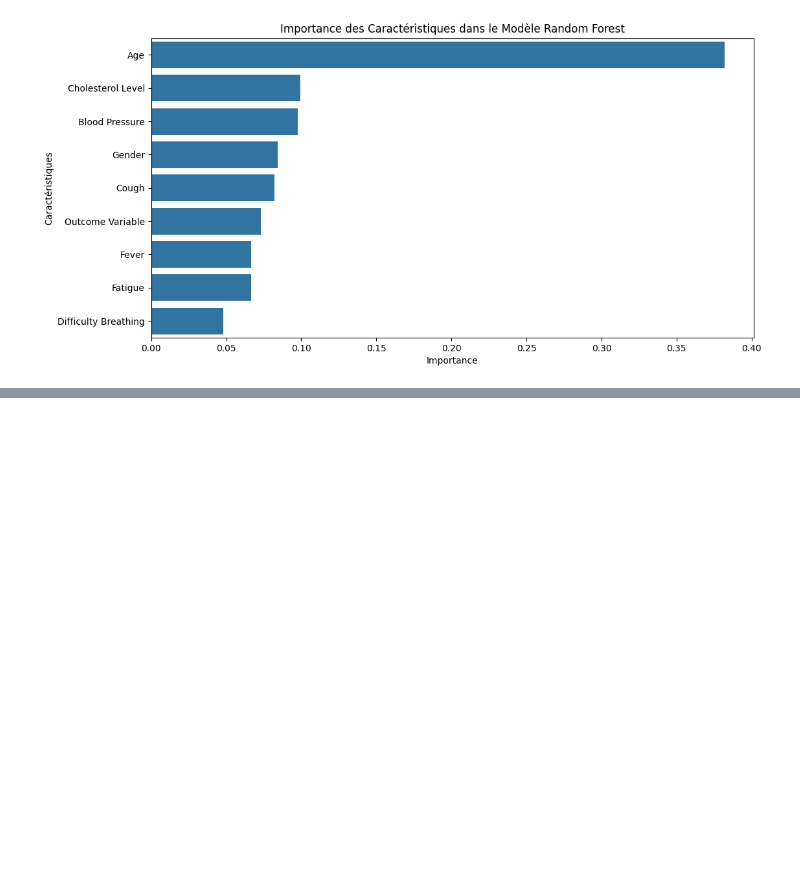
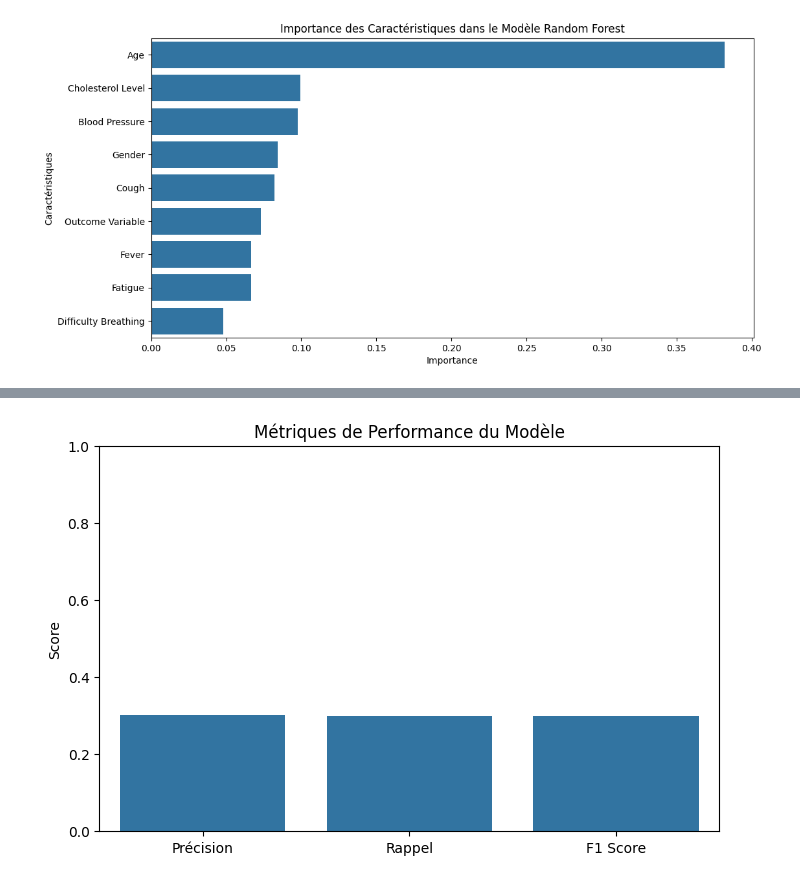
Before and after one commit to Francoistlb/tpmedicale, a Jupyter notebook: tpmedicale.ipynb, the cells around one changed output, grey strips where cells are left out. Saved outputs shown, nothing was run; the diff lists cells and outputs as text; code cells hidden in the pictures; blank space fills up the shorter version.

```diff
--- a/tpmedicale.ipynb
+++ b/tpmedicale.ipynb
@@ -310,0 +334,15 @@ plt.show()
+# %%
+precision, recall, f1, _ = precision_recall_fscore_support(y_test, y_pred, average='weighted')
+
+# Afficher les résultats
+plt.figure(figsize=(8, 5))
+metrics = ['Précision', 'Rappel', 'F1 Score']
+values = [precision, recall, f1]
+
+sns.barplot(x=metrics, y=values)
+plt.title("Métriques de Performance du Modèle")
+plt.ylabel("Score")
+plt.ylim(0, 1)
+plt.show()
+# %% [output]
+[figure, added]
```
Also changed, not shown: parts of 5 cells of this notebook.
